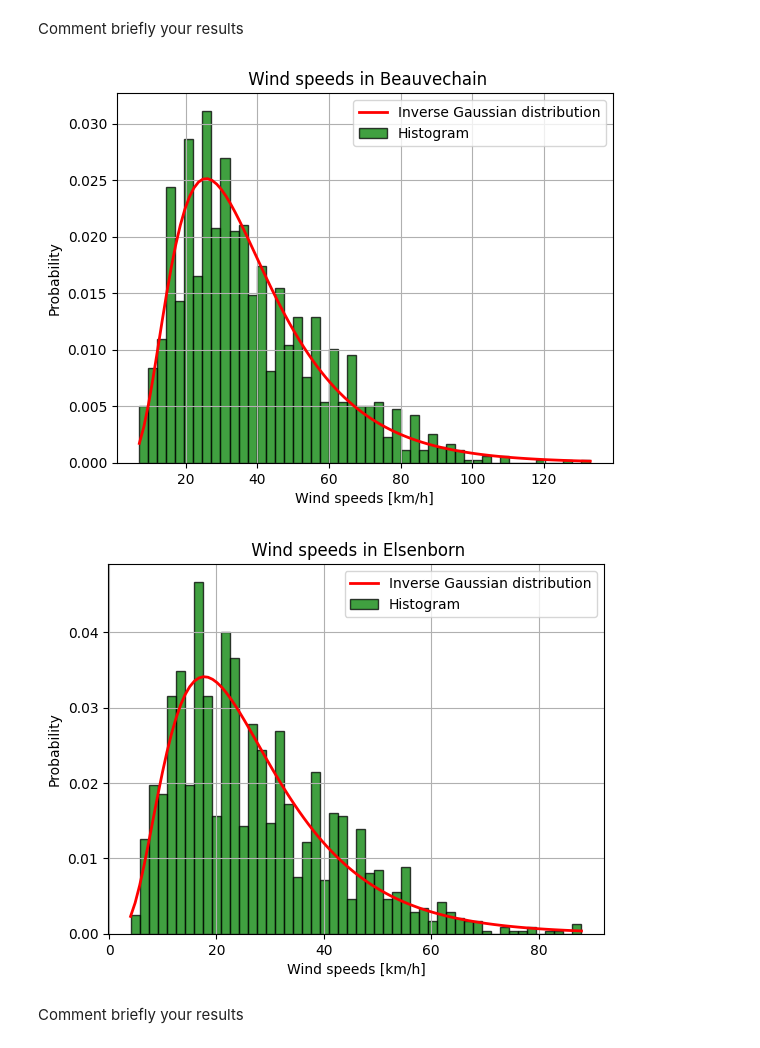
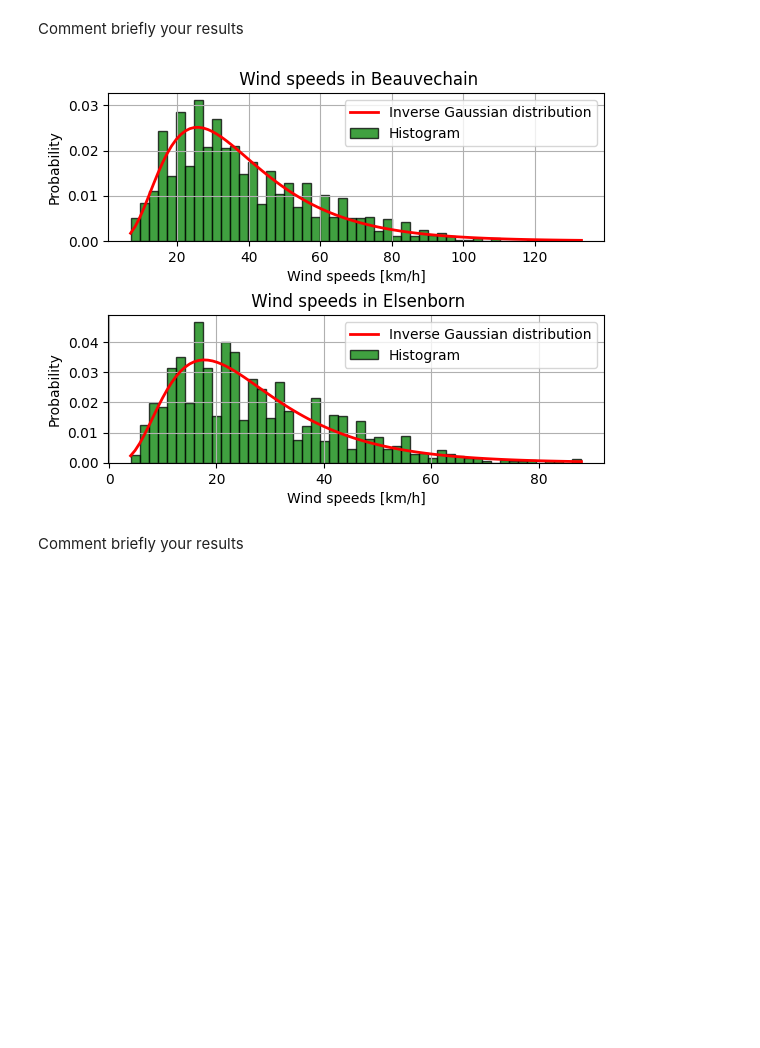
Before and after one commit to Albanedns/Hackathon, a Jupyter notebook: hackathon 1/code/hackathon.ipynb, the cells around one changed output. Cells and saved outputs as stored; diff of their text form; code cells hidden in the pictures; blank space fills up the shorter version.

```diff
--- a/hackathon 1/code/hackathon.ipynb
+++ b/hackathon 1/code/hackathon.ipynb
@@ -240,36 +240,37 @@ Comment briefly your results
 a, loc ,scale = sc.invgauss.fit(data=data_B_FG)
 
 
+plt.subplots_adjust(hspace=0.5)
+plt.subplot(2,1,1)
 #histogram de beauvechain
 plt.hist(data_B_FG, 50, density=1,facecolor='g', alpha=0.75, edgecolor= 'black')
 plt.xlabel('Wind speeds [km/h]')
 plt.ylabel('Probability')
 plt.title(' Wind speeds in Beauvechain')
 #pdf de beauvechain
 x  = np.linspace(min(data_B_FG),max(data_B_FG),100)
 fx = sc.invgauss.pdf(x, mu = a, scale= scale, loc =loc )
 plt.plot(x,fx,'r',lw=2)
 plt.grid(True)
 plt.legend(['Inverse Gaussian distribution','Histogram'])
-plt.show()
 
 a, loc, scale  = sc.invgauss.fit(data=data_E_FG)
 
+plt.subplot(2,1,2)
 #histogram de Elsenborn
 plt.hist(data_E_FG, 50, density=1,facecolor='g', alpha=0.75, edgecolor= 'black')
 plt.xlabel('Wind speeds [km/h]')
 plt.ylabel('Probability')
 plt.title(' Wind speeds in Elsenborn')
 #pdf de Elsenborn
 x  = np.linspace(min(data_E_FG),max(data_E_FG),100)
 fx = sc.invgauss.pdf(x, mu = a, scale= scale, loc = loc)
 plt.plot(x,fx,'r',lw=2)
 plt.grid(True)
 plt.legend(['Inverse Gaussian distribution','Histogram'])
 plt.show()
 # %% [output]
-[figure, old version]
+[figure, new version]
-[figure, removed]
 # %% [markdown]
 Comment briefly your results
 # %% [markdown]
```
Also changed, not shown: parts of 7 cells of this notebook.
